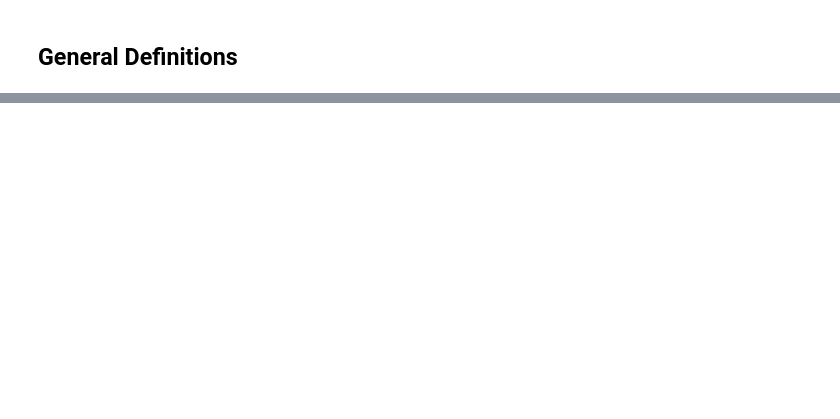
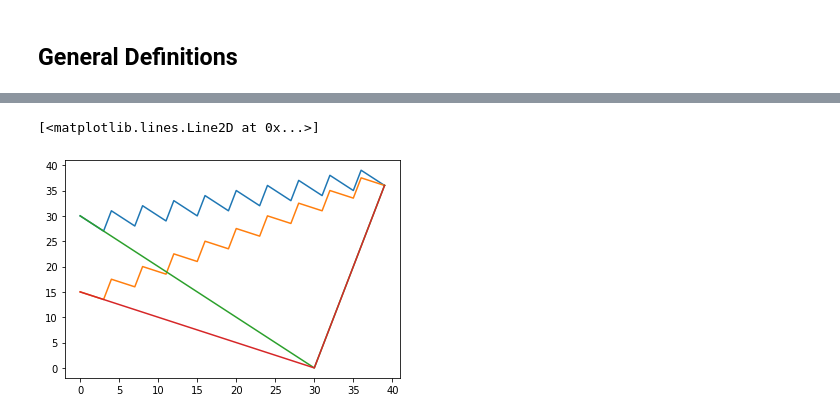
Before and after one commit to efraimdahl/EvolutionaryProgramming, a Jupyter notebook: evocomp.ipynb, the cells around one changed output, grey strips where cells are left out. Cells and saved outputs as stored; diff of their text form; code cells hidden in the pictures; blank space fills up the shorter version.

```diff
--- a/evocomp.ipynb
+++ b/evocomp.ipynb
@@ -552,0 +608,12 @@ plt.show()
+# %%
+plot_pop = []
+for i in range(40):
+    plot_pop.append("1"*i+"0"*(40-i))
+
+plt.plot([tightlyLinkedTrapFunction(x,DECEPTIVE) for x in plot_pop])
+plt.plot([tightlyLinkedTrapFunction(x,NON_DECEPTIVE) for x in plot_pop])
+plt.plot([looslyLinkedTrapFunction(x,DECEPTIVE) for x in plot_pop])
+plt.plot([looslyLinkedTrapFunction(x,NON_DECEPTIVE) for x in plot_pop])
+# %% [output]
+[<matplotlib.lines.Line2D at 0x...>]
+[figure, added]
```
Also changed, not shown: parts of 17 cells of this notebook, 2 other files.
